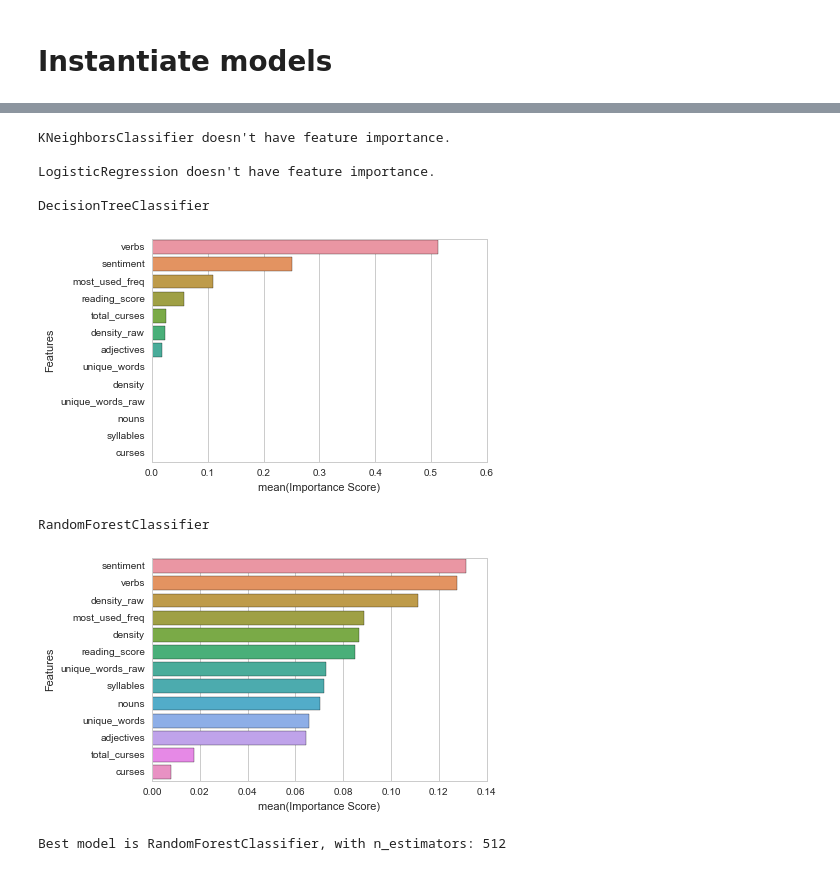
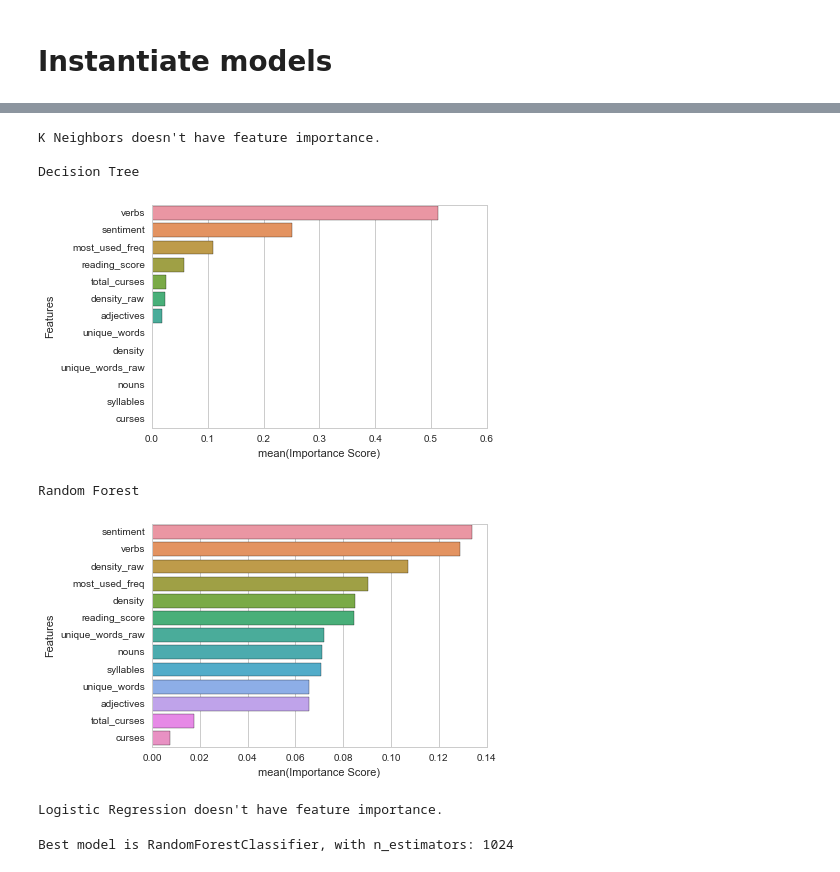
Before and after one commit to ribbas/Heat-Replay, a Jupyter notebook: src/assets/models/models.ipynb, the cells around one changed output, grey strips where cells are left out. Cells and saved outputs as stored; diff of their text form; code cells hidden in the pictures.

Commit message:
models code modularized

```diff
--- a/src/assets/models/models.ipynb
+++ b/src/assets/models/models.ipynb
@@ -174,14 +155,0 @@ gs = [gs_knn, gs_lm, gs_tm, gs_rf]
-# %%
-bestParams = []
-
-for grid, model in zip(gs, models):
-
-    grid.fit(X_train, y_train)
-
-    print str(model).partition('(')[0]
-
-    # Get best value to use
-    print "Best Params:", grid.best_params_
-    bestParams.append(grid.best_params_)
-    print "Accuracy of current model: {:0.3f}".format(model.score(X_test, y_test))
-    print "Accuracy using best param: {:0.3f}\n".format(grid.best_score_)
@@ -221,33 +156,53 @@ RandomForestClassifier(bootstrap=True, class_weight=None, criterion='gini',
+# %%
+# Update model params
+
+model.updateParams()
+bestParams = model.getBestParams()
 # %%
-for model in models:
+def plotModels():
 
-    model.fit(X_train, y_train)
+    for model in models:
 
-    try:
-        # Plot importances for all features
-        model.fit(X_train, y_train)
-        features = X.columns
-        feature_importances = model.feature_importances_
+        models[model].fit(X_train, y_train)
 
-        print str(model).partition('(')[0]
-        features_df = pd.DataFrame({'Features': features, 'Importance Score': feature_importances})
-        features_df.sort_values('Importance Score', inplace=True, ascending=False)
-        sns.barplot(y='Features', x='Importance Score', data=features_df)
-        sns.plt.show()
+        modelName = ' '.join(
+            splitByCaps.findall(
+                str(models[model]).partition('(')[0]
+            )[:2]
+        )
 
-    except Exception as e:
-        print str(model).partition('(')[0], 'doesn\'t have feature importance.\n'
-        continue
+        try:
+            # Plot importances for all features
+            features = X.columns
+            feature_importances = models[model].feature_importances_
+
+            print modelName
+            features_df = pd.DataFrame(
+                {'Features': features, 'Importance Score': feature_importances}
+            )
+            features_df.sort_values('Importance Score', inplace=True, ascending=False)
+            sns.barplot(y='Features', x='Importance Score', data=features_df)
+            sns.plt.show()
+
+        except:
+            print modelName, 'doesn\'t have feature importance.\n'
+            continue
+
+plotModels()
 # %% [output]
-KNeighborsClassifier doesn't have feature importance.
+K Neighbors doesn't have feature importance.
 
-LogisticRegression doesn't have feature importance.
-
-DecisionTreeClassifier
+Decision Tree
 [figure]
-RandomForestClassifier
+Random Forest
-[figure, old version]
+[figure, new version]
+Logistic Regression doesn't have feature importance.
 # %%
-print 'Best model is RandomForestClassifier, with n_estimators:', bestParams[3].values()[0]
+print 'Best model is RandomForestClassifier, with {}: {}'.format(
+    bestParams['rf'].keys()[0],
+    bestParams['rf'].values()[0])
+
+with open(BEST_PARAMS, 'w') as file:
+    file.write(str(bestParams['rf'].values()[0]))
 # %% [output]
-Best model is RandomForestClassifier, with n_estimators: 512
+Best model is RandomForestClassifier, with n_estimators: 1024
```
Also changed, not shown: parts of 31 cells of this notebook, 4 other files.
